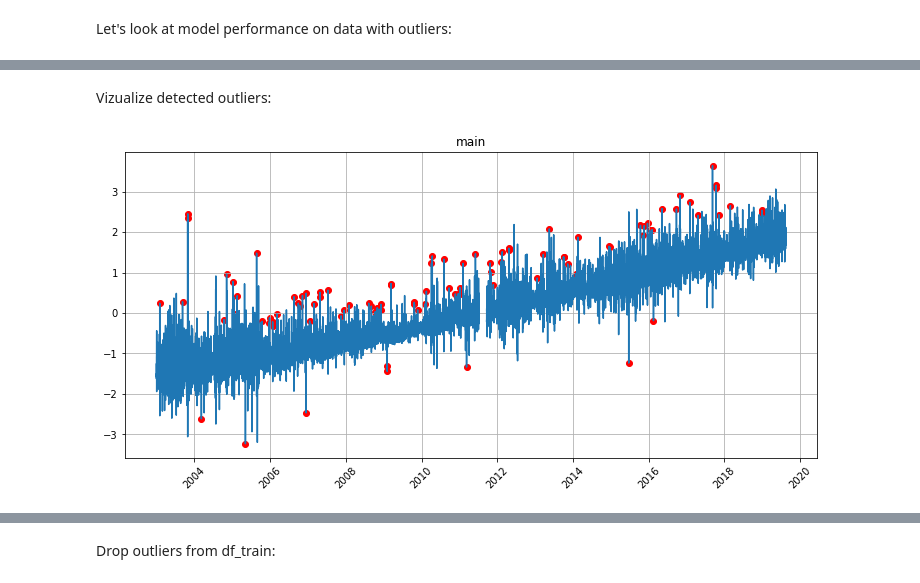
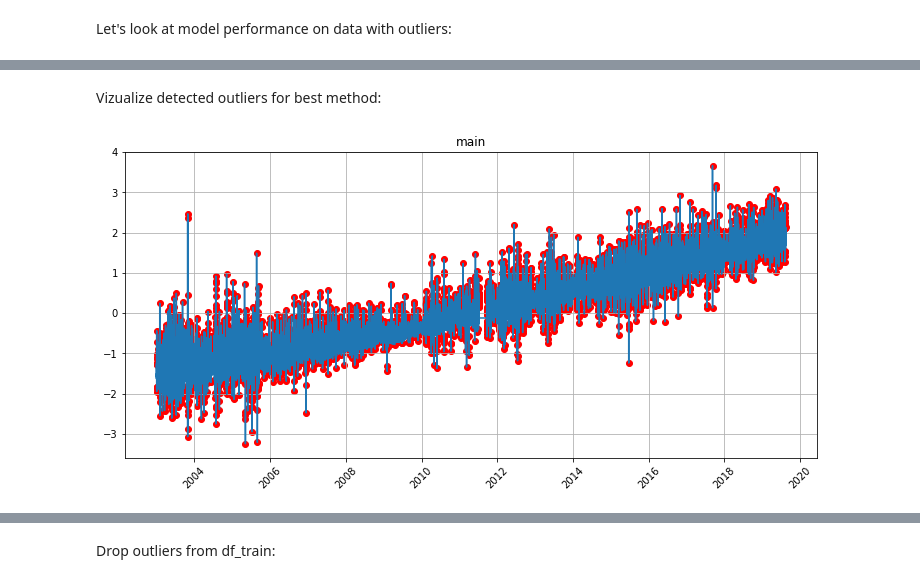
Before and after one commit to OkoksNeDam/geoinformation-data-forecasting, a Jupyter notebook: prophet.ipynb, the cells around one changed output, grey strips where cells are left out. Drawn from its saved outputs; the diff is of its cells as text; code cells hidden in the pictures.

```diff
--- a/prophet.ipynb
+++ b/prophet.ipynb
@@ -285,29 +289,23 @@ def from_etna_to_pandas(ts_etna):
 # %%
-param_grid = {
-    'window_size': [300, 400, 500, 600, 700],
-    'alpha': [1, 2, 3, 4, 5, 6],
-}
+def find_best_outlier_detector(param_grid, algorithm):
+    all_params = [dict(zip(param_grid.keys(), v)) for v in itertools.product(*param_grid.values())]
+    metrics = {"mape":[], "mse":[], "smape":[]}
 
-all_params = [dict(zip(param_grid.keys(), v)) for v in itertools.product(*param_grid.values())]
-metrics = {"mape":[], "mse":[], "smape":[]}
+    for params in tqdm(all_params, position=0, leave=True):
+        m = Prophet()
 
-for params in tqdm(all_params, position=0, leave=True):
-    m = Prophet()
+        anomaly_dict = algorithm(ts_etna, **params)
 
-    outliers_remover = MedianOutliersTransform(in_column="target", **params)
-    ts_etna = TSDataset(df_etna, freq="H")
-    ts_etna.fit_transform([outliers_remover])
+        m.fit(df_train.loc[~df_train.ds.isin(anomaly_dict['main'])].reset_index())
 
-    m.fit(from_etna_to_pandas(ts_etna).reset_index())
+        mse, mape, smape, _, _ = evaluate_model(m, df_val)
+        metrics['mse'] += [mse]
+        metrics['mape'] += [mape]
+        metrics['smape'] += [smape]
 
-    mse, mape, smape, _, _ = evaluate_model(m, df_val)
-    metrics['mse'] += [mse]
-    metrics['mape'] += [mape]
-    metrics['smape'] += [smape]
+    best_params = all_params[np.argmin(metrics['mape'])]
+    print("\nBest params: ", best_params)
 
-best_params = all_params[np.argmin(metrics['mape'])]
-print("\nBest params: ", best_params)
-
-outliers_detection_results = pd.DataFrame(all_params)
-outliers_detection_results = outliers_detection_results.join(pd.DataFrame.from_dict(metrics))
-outliers_detection_results.sort_values("mape").reset_index(drop=True)
+    outliers_detection_results = pd.DataFrame(all_params)
+    outliers_detection_results = outliers_detection_results.join(pd.DataFrame.from_dict(metrics))
+    return outliers_detection_results.sort_values("mape").reset_index(drop=True)
@@ -316,8 +369,7 @@ KeyboardInterrupt:
 # %% [markdown]
-Vizualize detected outliers:
+Vizualize detected outliers for best method:
 # %%
-ts_etna = TSDataset(df_etna, freq="H")
-anomaly_dict = get_anomalies_median(ts_etna, window_size=700, alpha=8)
+anomaly_dict = get_anomalies_median(ts_etna, window_size=500, alpha=2)
 plot_anomalies(ts_etna, anomaly_dict)
 # %% [output]
-[figure, old version]
+[figure, new version]
```
Also changed, not shown: parts of 29 cells of this notebook.
